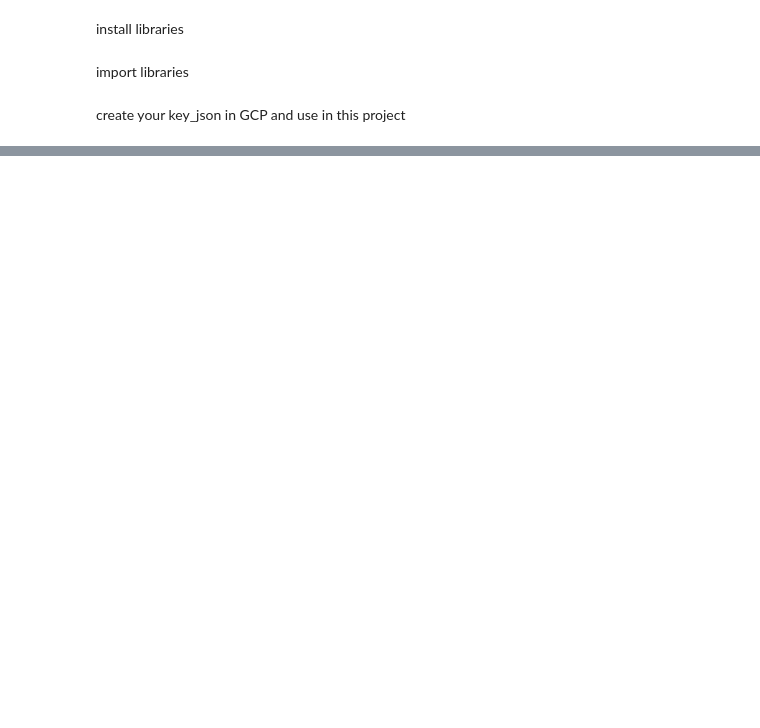
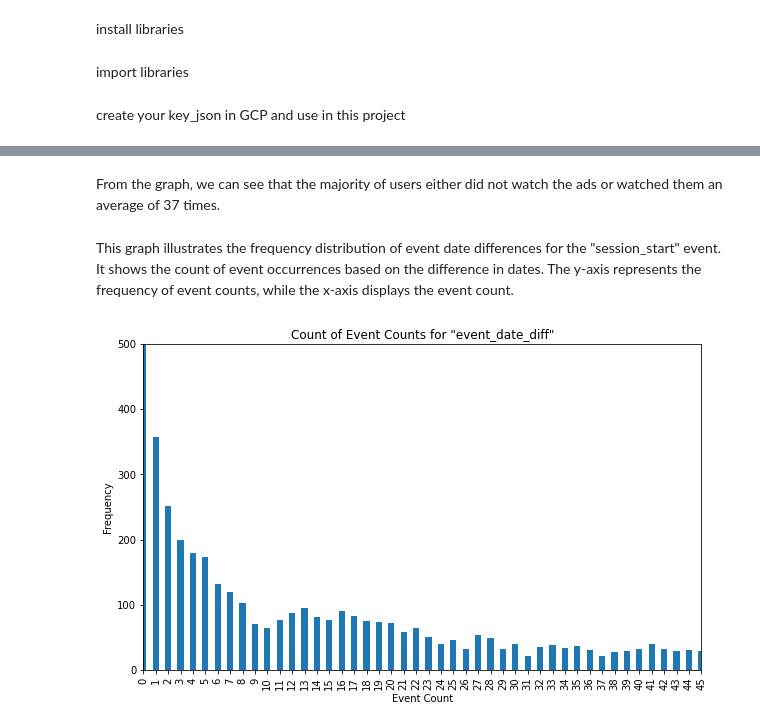
Before and after one commit to Zavadskiy/test_analyst, a Jupyter notebook: test_task_analyst.ipynb, the cells around one changed output, grey strips where cells are left out. Saved outputs shown, nothing was run; the diff lists cells and outputs as text; code cells hidden in the pictures; blank space fills up the shorter version.

```diff
--- a/test_task_analyst.ipynb
+++ b/test_task_analyst.ipynb
@@ -196,0 +252,21 @@ plt.show()
+# %% [markdown]
+From the graph, we can see that the majority of users either did not watch the ads or watched them an average of 37 times.
+# %% [markdown]
+This graph illustrates the frequency distribution of event date differences for the "session_start" event. It shows the count of event occurrences based on the difference in dates. The y-axis represents the frequency of event counts, while the x-axis displays the event count.
+# %%
+filtered_data = df[df['event_name'] == 'session_start']['event_date_diff']
+
+event_counts = filtered_data.value_counts().sort_index()
+
+plt.figure(figsize=(10, 6))
+event_counts.plot(kind='bar')
+plt.title('Count of Event Counts for "event_date_diff"')
+plt.xlabel('Event Count')
+plt.ylabel('Frequency')
+
+plt.ylim(0, 500)
+plt.xlim(0, 45)
+
+plt.show()
+# %% [output]
+[figure, added]
```
Also changed, not shown: parts of 51 cells of this notebook.
